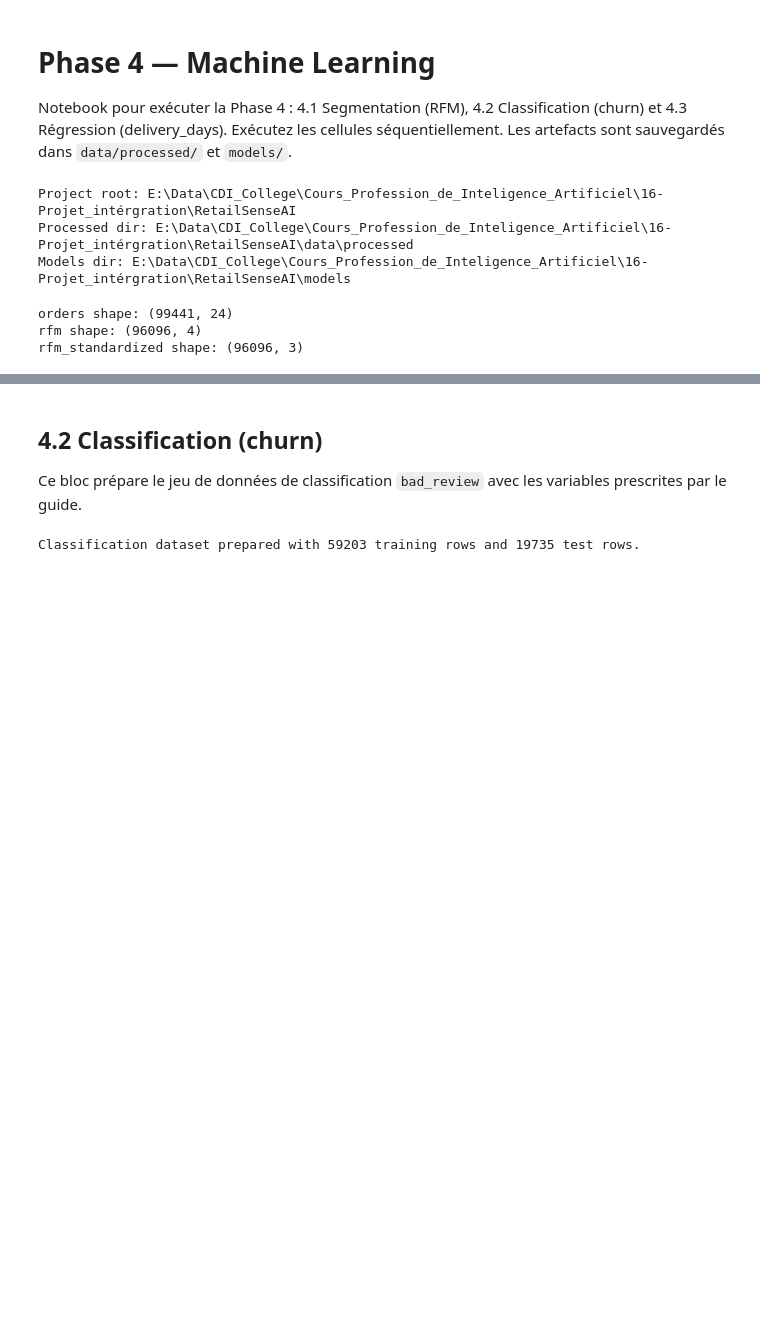
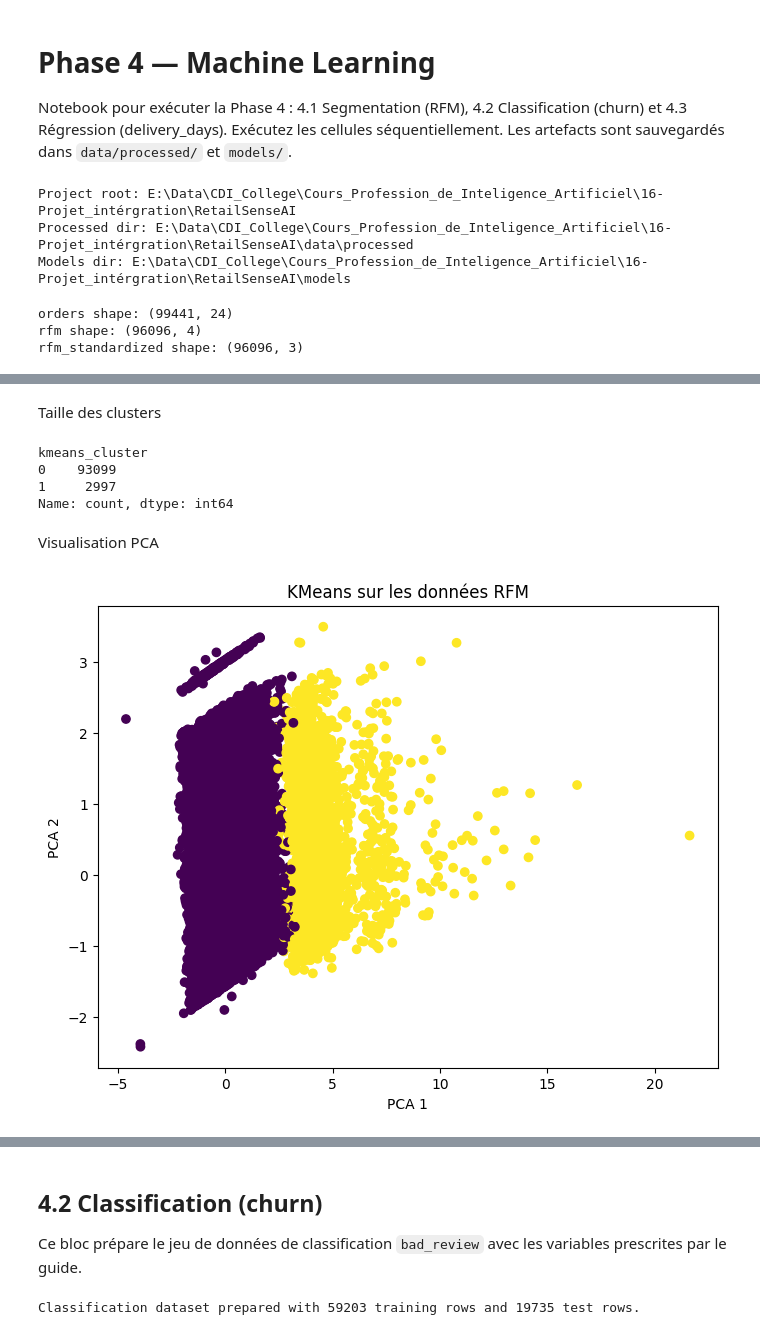
Before and after one commit to AlucardBL00D/PROJET-INTEGRATION-RetailSense_AI, a Jupyter notebook: notebooks/Phase_4_Machine_learning.ipynb, the cells around one changed output, grey strips where cells are left out. Saved outputs shown, nothing was run; the diff lists cells and outputs as text; code cells hidden in the pictures; blank space fills up the shorter version.

```diff
--- a/notebooks/Phase_4_Machine_learning.ipynb
+++ b/notebooks/Phase_4_Machine_learning.ipynb
@@ -126,0 +150,17 @@ Saved rfm_segments.csv and kmeans_rfm.joblib
+# %%
+chosen_k = best_k
+
+kmeans = KMeans(
+    n_clusters=chosen_k,
+    random_state=RANDOM_STATE,
+    n_init=10
+)
+
+labels_k = kmeans.fit_predict(X)
+
+rfm_out = rfm.copy()
+
+rfm_out["kmeans_cluster"] = labels_k
+
+print("Silhouette finale :",
+      silhouette_score(X, labels_k))
@@ -126,0 +193,36 @@ Saved rfm_segments.csv and kmeans_rfm.joblib
+# %% [markdown]
+Taille des clusters
+# %%
+cluster_size = (
+    rfm_out["kmeans_cluster"]
+    .value_counts()
+    .sort_index()
+)
+
+print(cluster_size)
+# %% [output]
+kmeans_cluster
+0    93099
+1     2997
+Name: count, dtype: int64
+# %% [markdown]
+Visualisation PCA
+# %%
+pca = PCA(n_components=2)
+
+X_pca = pca.fit_transform(X)
+
+plt.figure(figsize=(8,6))
+
+plt.scatter(
+    X_pca[:,0],
+    X_pca[:,1],
+    c=labels_k
+)
+
+plt.title("KMeans sur les données RFM")
+plt.xlabel("PCA 1")
+plt.ylabel("PCA 2")
+plt.show()
+# %% [output]
+[figure, added]
```
Also changed, not shown: parts of 22 cells of this notebook, 2 other files.
